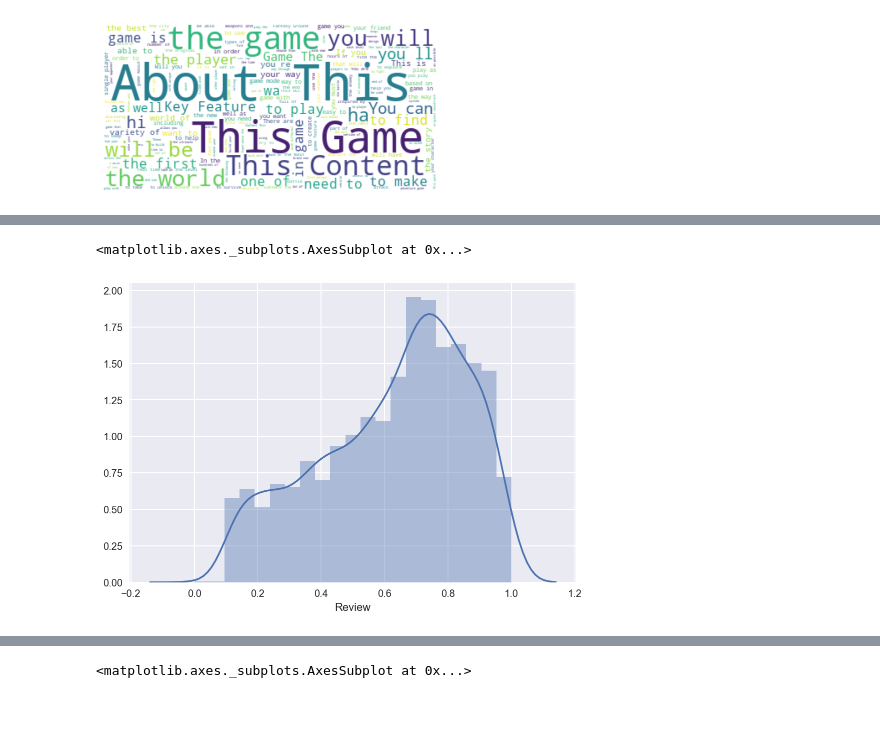
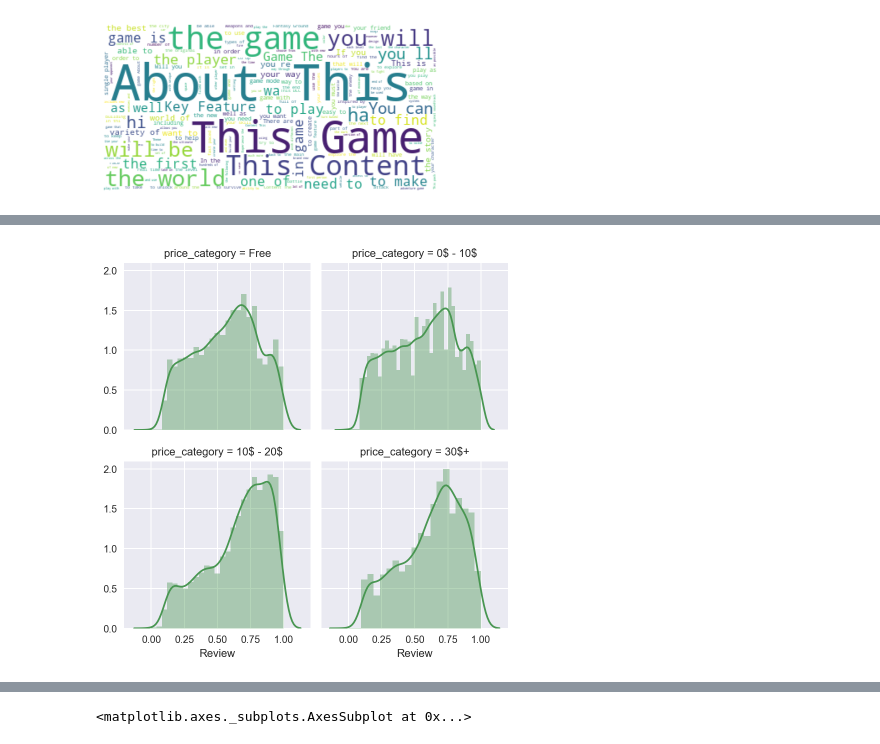
Before and after one commit to syc0521/SteamGames, a Jupyter notebook: notebooks/大作业提纲.ipynb, the cells around one changed output, grey strips where cells are left out. Saved outputs shown, nothing was run; the diff lists cells and outputs as text; code cells hidden in the pictures; blank space fills up the shorter version.

Commit message:
add graph

```diff
--- a/notebooks/大作业提纲.ipynb
+++ b/notebooks/大作业提纲.ipynb
@@ -164,3 +165,15 @@ memory usage: 2.9+ MB
 # 更改列名
 df.columns = ['Name', 'Review', 'Date', 'Publisher',
               'Genre', 'Price', 'Description', 'Year', 'Month']
+# %%
+# 对价格分类
+def sort_price(arr):
+    if arr == 0:
+        return 'Free'
+    elif arr <= 10:
+        return '0\$ - 10\$'
+    elif arr <= 20:
+        return '10\$ - 20\$'
+    else:
+        return '30$+'
+df['price_category'] = df['Price'].map(sort_price)
@@ -274,5 +277,9 @@ sns.distplot(df_3.Review,kde=True)
-# %%
-sns.distplot(df_4.Review,kde=True)
-# %% [output]
-<matplotlib.axes._subplots.AxesSubplot at 0x...>
-[figure, removed]
+# %%
+# 四类游戏里好评度直方图及回归曲线
+plt.style.use('seaborn')
+g = sns.FacetGrid(df,col='price_category',col_wrap=2,
+                  col_order=['Free','0\$ - 10\$',
+                             '10\$ - 20\$','30$+'])
+g = g.map(sns.distplot, 'Review', color='#489651')
+# %% [output]
+[figure, added]
```
Also changed, not shown: parts of 10 cells of this notebook.
